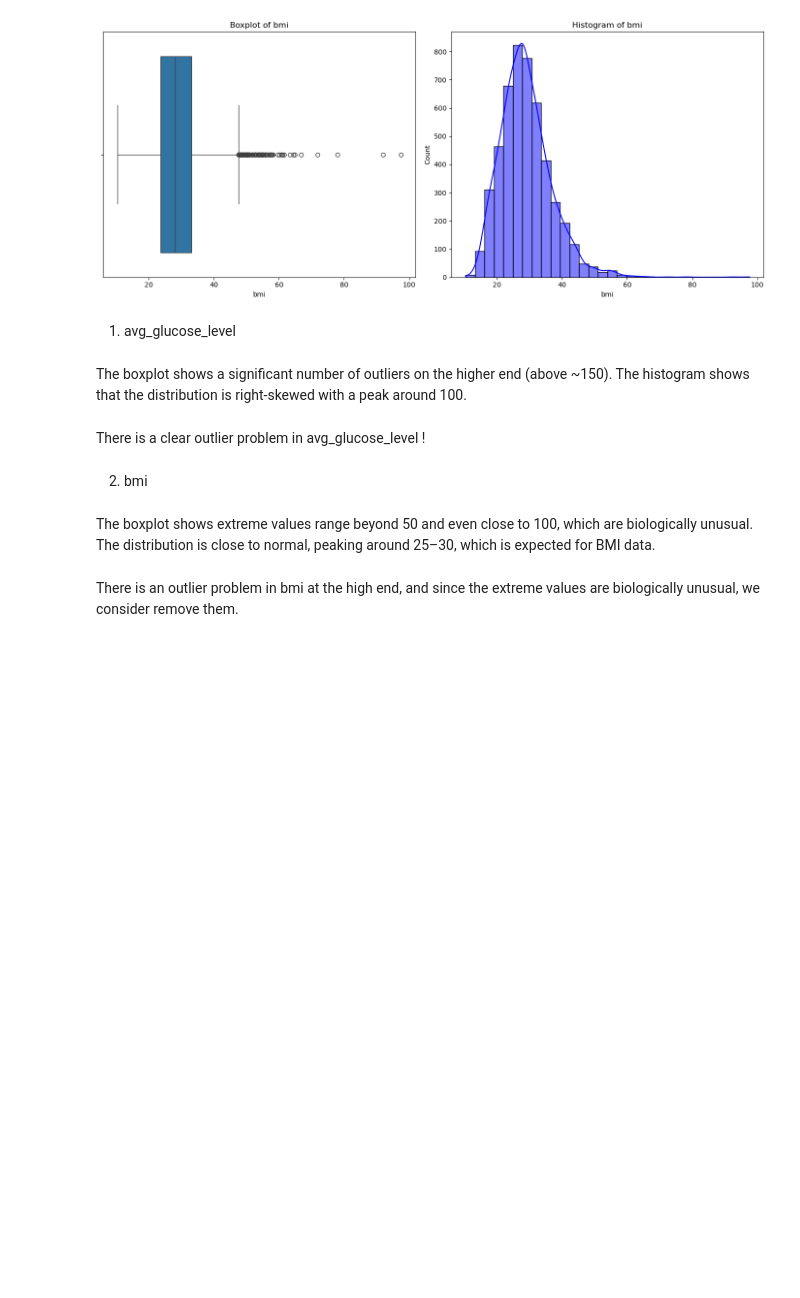
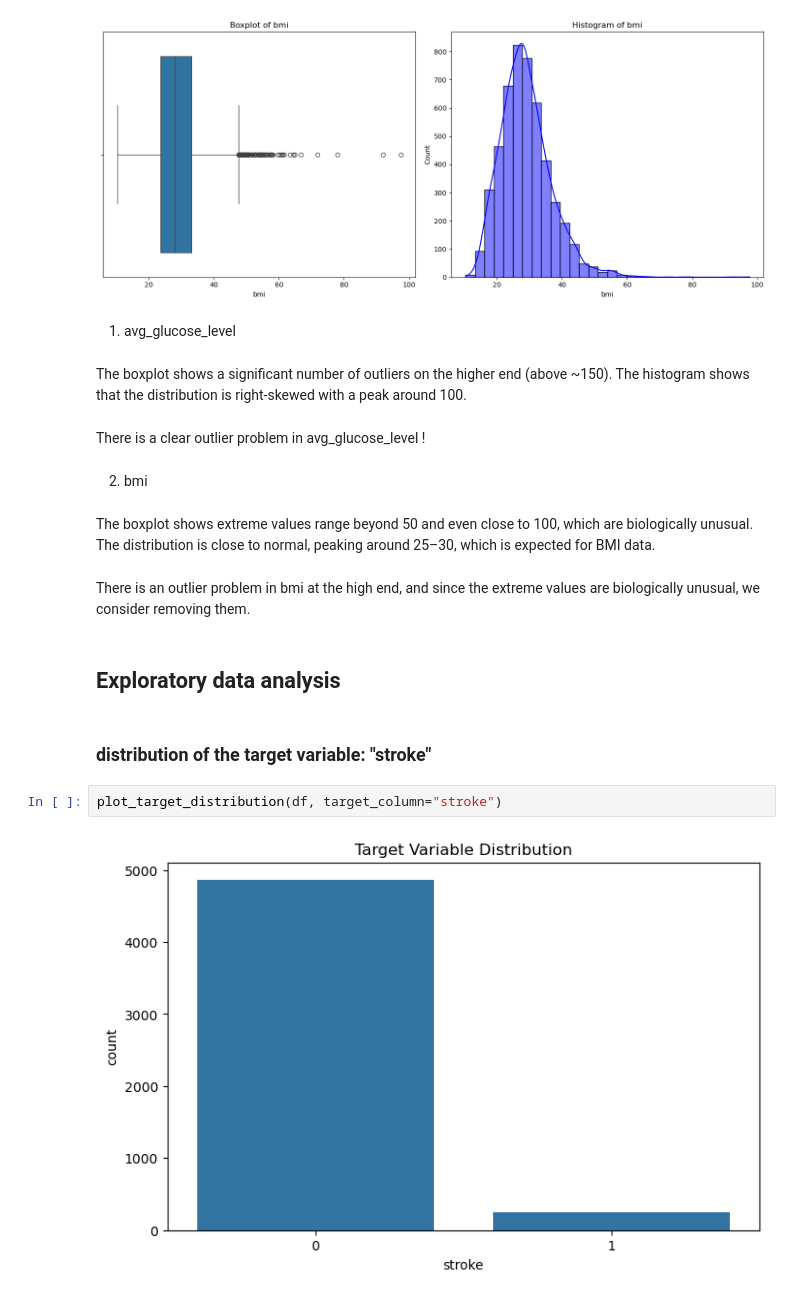
Before and after one commit to hs904/healthcare_project, a Jupyter notebook: eda_cleaning.ipynb, the cells around one changed output. Drawn from its saved outputs; the diff is of its cells as text; blank space fills up the shorter version.

```diff
--- a/eda_cleaning.ipynb
+++ b/eda_cleaning.ipynb
@@ -164,4 +167,12 @@ The boxplot shows a significant number of outliers on the higher end (above ~150
 # %% [markdown]
 The boxplot shows extreme values range beyond 50 and even close to 100, which are biologically unusual. The distribution is close to normal, peaking around 25–30, which is expected for BMI data.
 # %% [markdown]
-There is an outlier problem in bmi at the high end, and since the extreme values are biologically unusual, we consider remove them.
+There is an outlier problem in bmi at the high end, and since the extreme values are biologically unusual, we consider removing them.
+# %% [markdown]
+## Exploratory data analysis
+# %% [markdown]
+### distribution of the target variable: "stroke"
+# %%
+plot_target_distribution(df, target_column="stroke")
+# %% [output]
+[figure, added]
```
Also changed, not shown: parts of 39 cells of this notebook.
